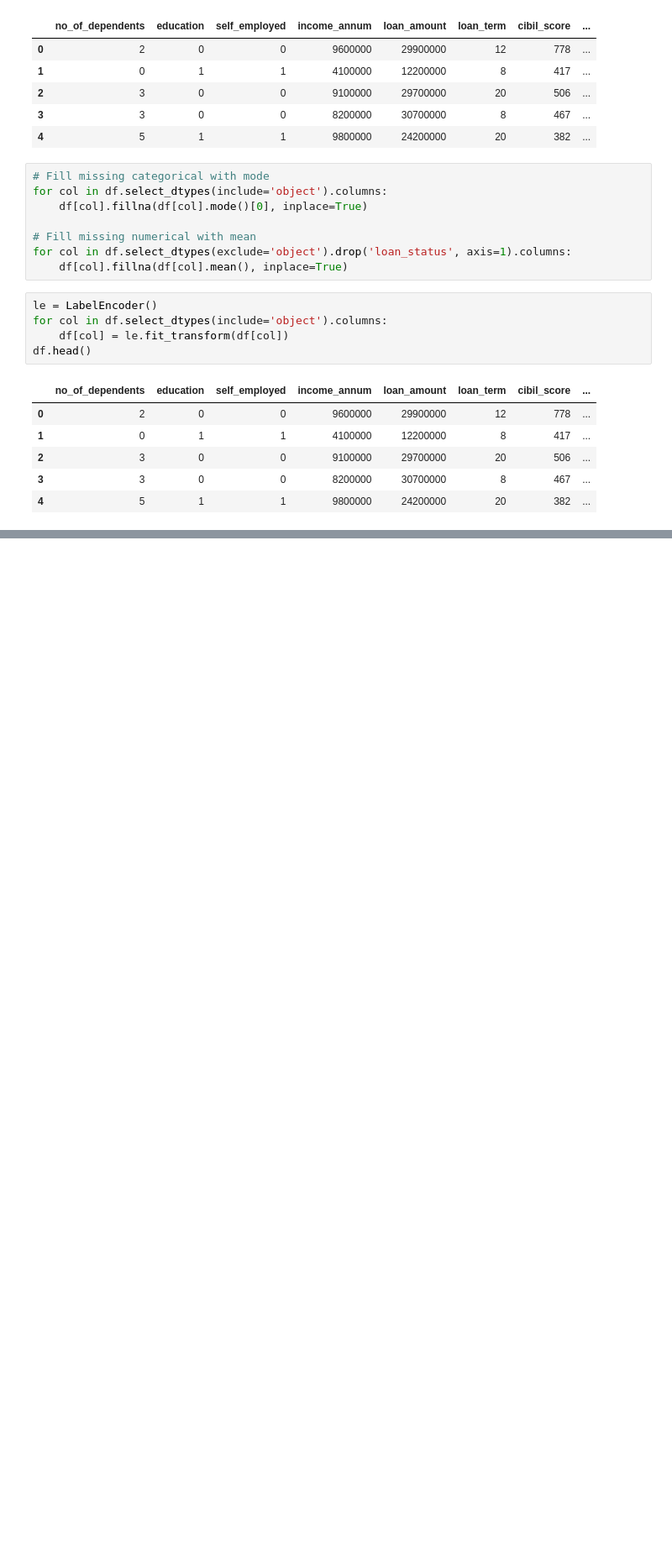
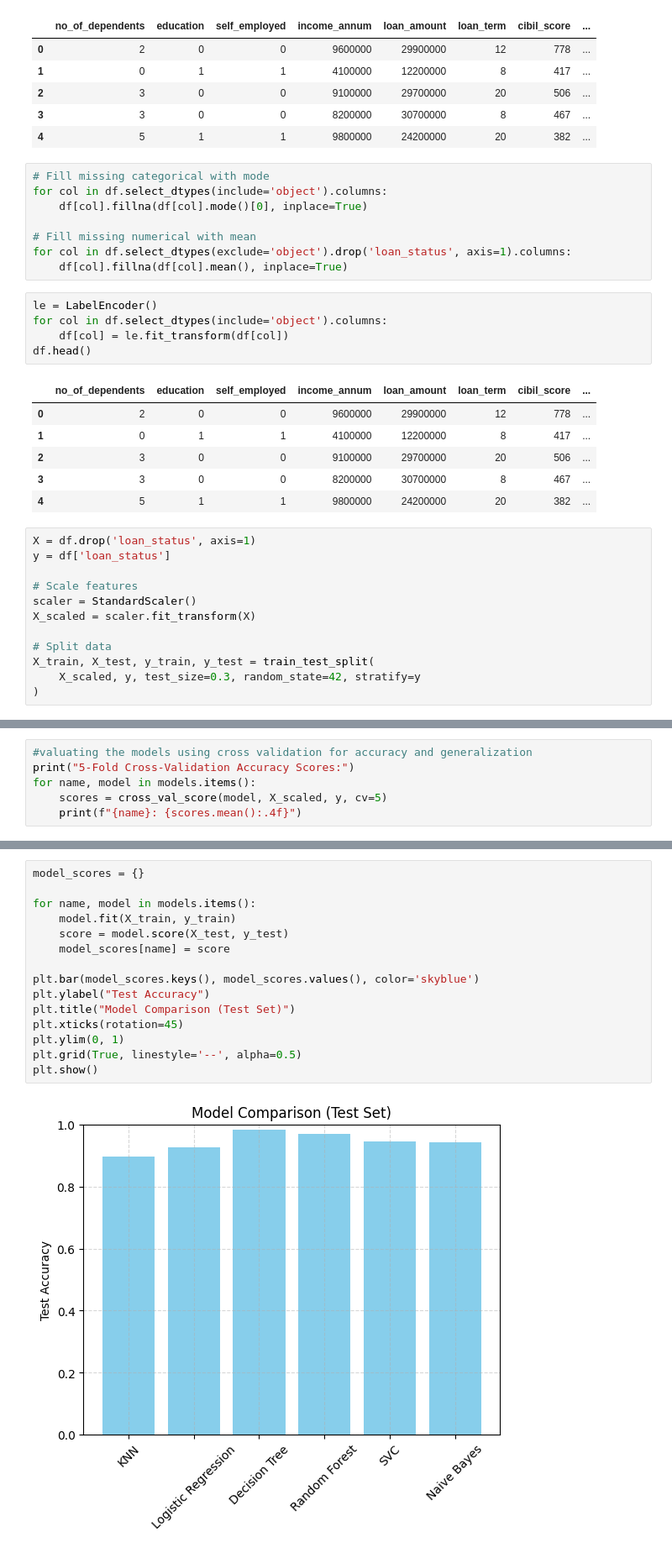
Before and after one commit to MrRobot-cpp/Loan-Prediction-ML-Project, a Jupyter notebook: loan_Predition_notebook2.ipynb, the cells around one changed output, grey strips where cells are left out. Shown: that part at 84% size. Cells and saved outputs as stored; diff of their text form; blank space fills up the shorter version.

```diff
--- a/loan_Predition_notebook2.ipynb
+++ b/loan_Predition_notebook2.ipynb
@@ -215,3 +214,15 @@ df.head()
 | 2 | 3 | 0 | 0 | 9100000 | 29700000 | 20 | 506 | ... |
 | 3 | 3 | 0 | 0 | 8200000 | 30700000 | 8 | 467 | ... |
 | 4 | 5 | 1 | 1 | 9800000 | 24200000 | 20 | 382 | ... |
+# %%
+X = df.drop('loan_status', axis=1)
+y = df['loan_status']
+
+# Scale features
+scaler = StandardScaler()
+X_scaled = scaler.fit_transform(X)
+
+# Split data
+X_train, X_test, y_train, y_test = train_test_split(
+    X_scaled, y, test_size=0.3, random_state=42, stratify=y
+)
@@ -217,0 +286,6 @@ df.head()
+# %%
+#valuating the models using cross validation for accuracy and generalization
+print("5-Fold Cross-Validation Accuracy Scores:")
+for name, model in models.items():
+    scores = cross_val_score(model, X_scaled, y, cv=5)
+    print(f"{name}: {scores.mean():.4f}")
@@ -217,0 +300,17 @@ df.head()
+# %%
+model_scores = {}
+
+for name, model in models.items():
+    model.fit(X_train, y_train)
+    score = model.score(X_test, y_test)
+    model_scores[name] = score
+
+plt.bar(model_scores.keys(), model_scores.values(), color='skyblue')
+plt.ylabel("Test Accuracy")
+plt.title("Model Comparison (Test Set)")
+plt.xticks(rotation=45)
+plt.ylim(0, 1)
+plt.grid(True, linestyle='--', alpha=0.5)
+plt.show()
+# %% [output]
+[figure, added]
```
Also changed, not shown: parts of 4 cells of this notebook.
